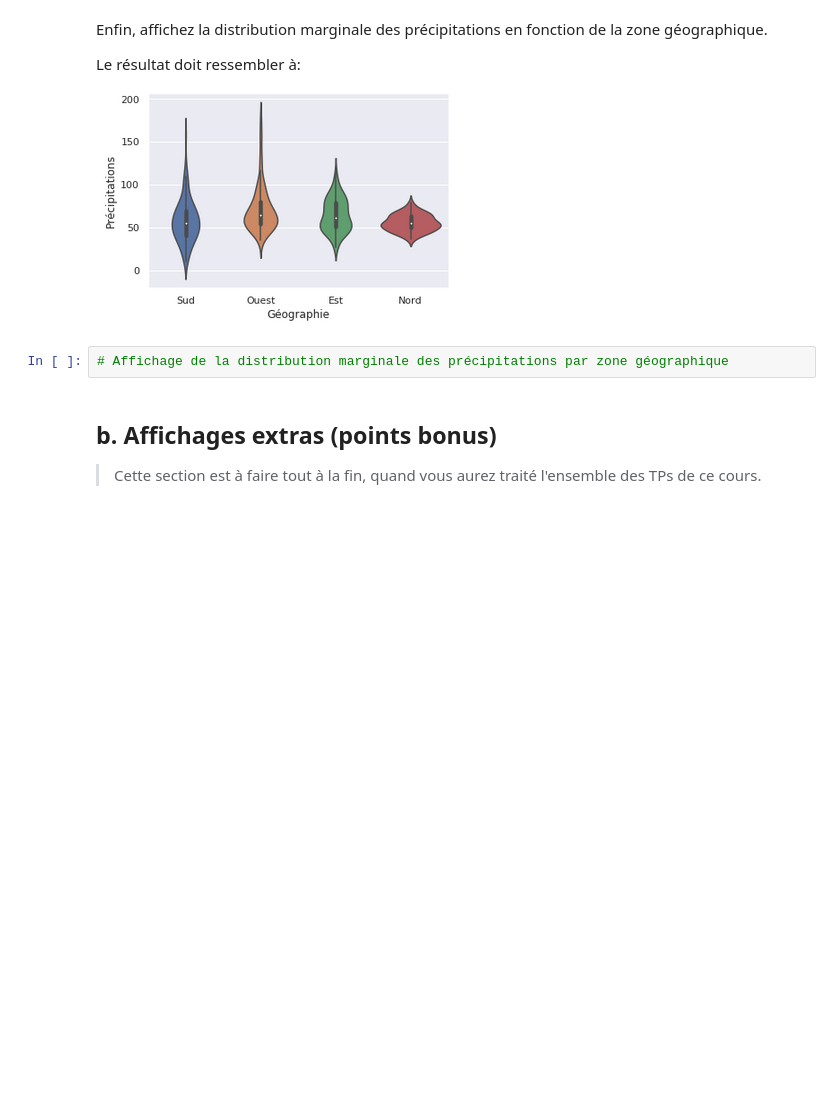
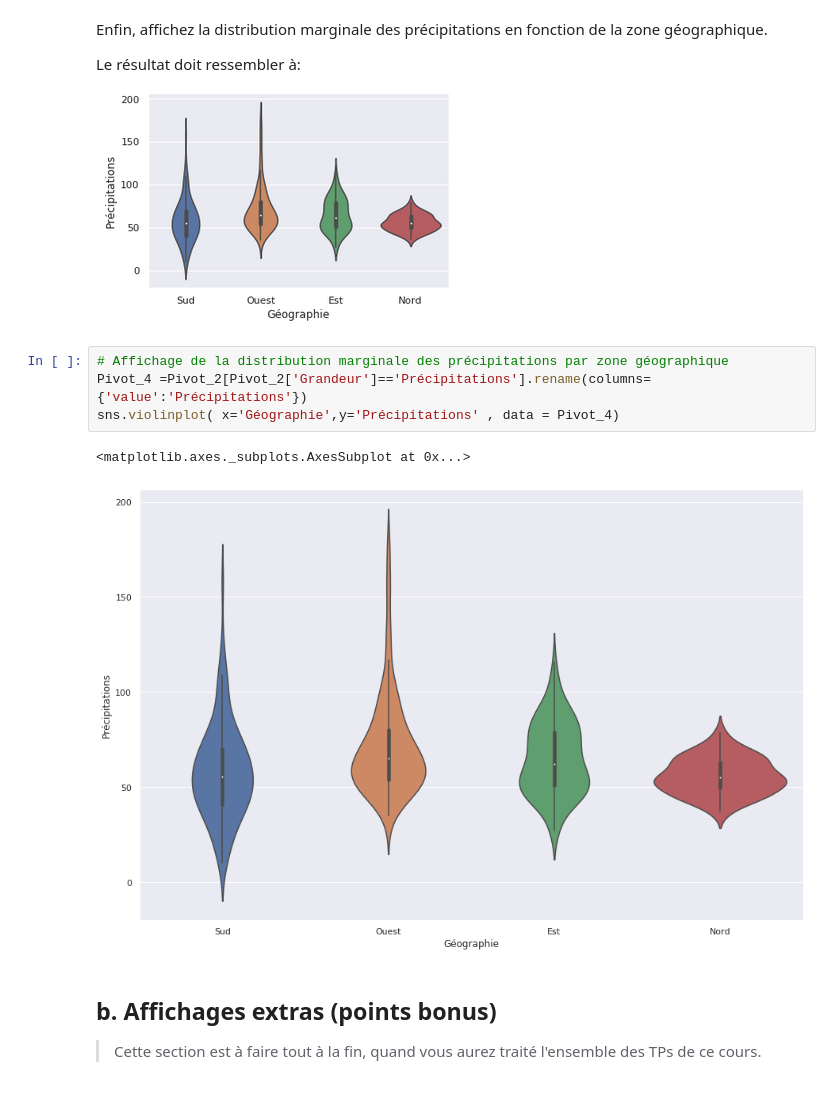
Before and after one commit to campusplage/compte-rendus-bobo_florian__seck_omar, a Jupyter notebook: TP1_pandas.ipynb, the cells around one changed output. Cells and saved outputs as stored; diff of their text form; blank space fills up the shorter version.

```diff
--- a/TP1_pandas.ipynb
+++ b/TP1_pandas.ipynb
@@ -449,6 +513,11 @@ Le résultat doit ressembler à:
 ![image.png](embedded-picture-1)
 # %%
 # Affichage de la distribution marginale des précipitations par zone géographique
+Pivot_4 =Pivot_2[Pivot_2['Grandeur']=='Précipitations'].rename(columns={'value':'Précipitations'})
+sns.violinplot( x='Géographie',y='Précipitations' , data = Pivot_4)
+# %% [output]
+<matplotlib.axes._subplots.AxesSubplot at 0x...>
+[figure, added]
 # %% [markdown]
 ## b. Affichages extras (points bonus)
 
```
Also changed, not shown: parts of 9 cells of this notebook.
